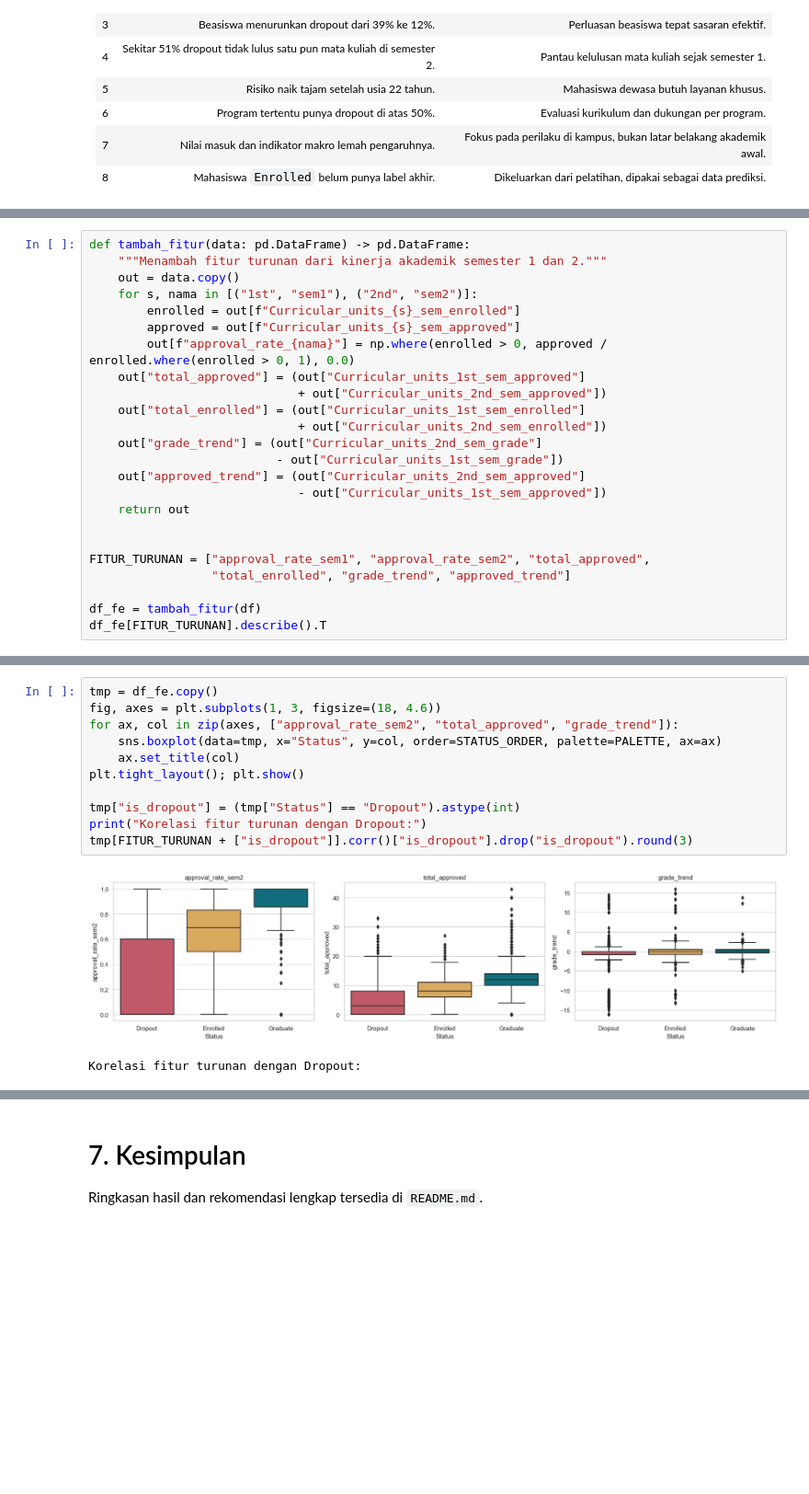
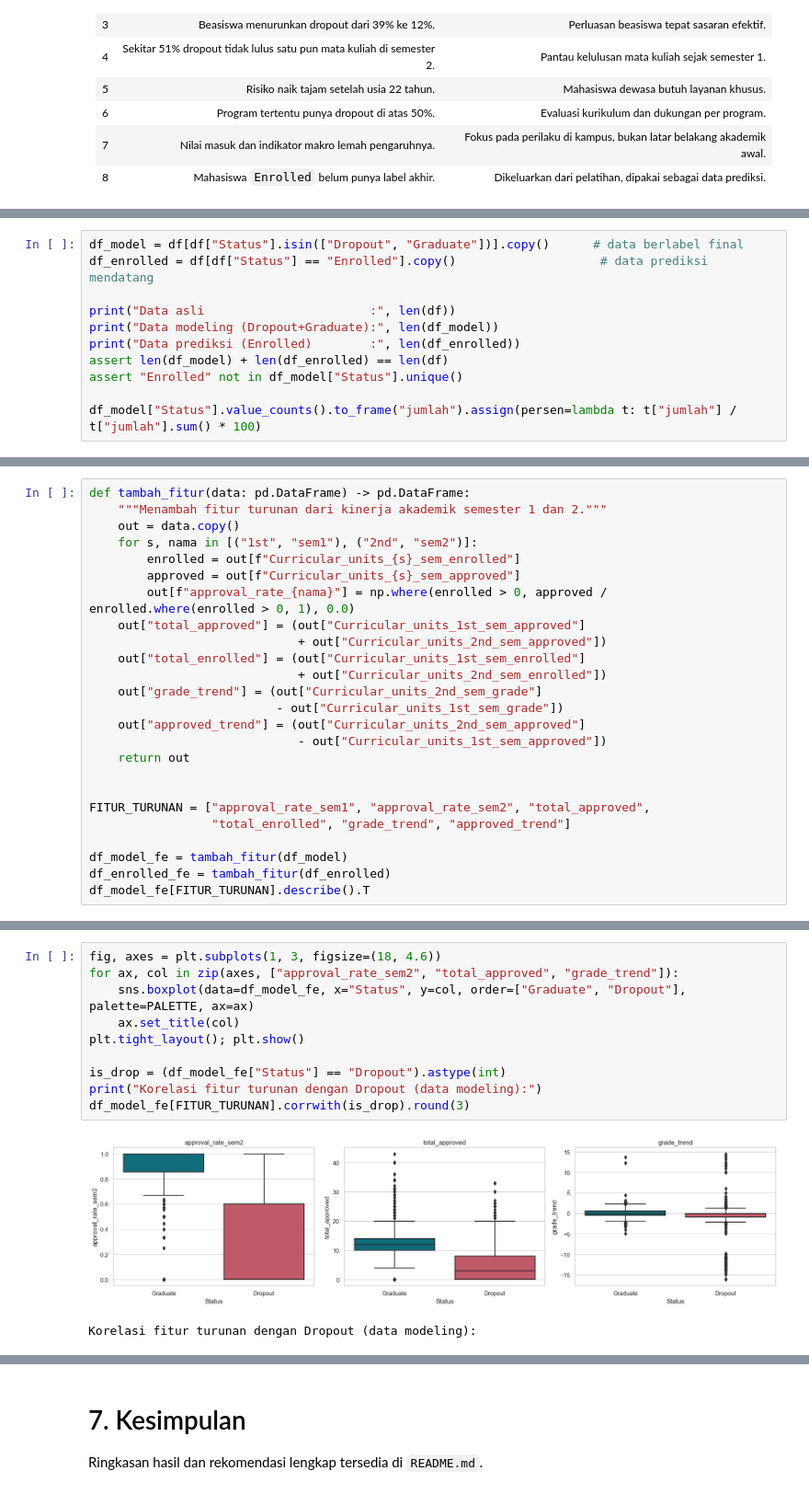
Before and after one commit to putraharifin/student-dropout-predictor, a Jupyter notebook: notebook.ipynb, the cells around one changed output, grey strips where cells are left out. Shown at 92% size. Saved outputs shown, nothing was run; the diff lists cells and outputs as text; blank space fills up the shorter version.

```diff
--- a/notebook.ipynb
+++ b/notebook.ipynb
@@ -691,0 +693,11 @@ Fitur turunan menangkap efisiensi belajar dan tren antar semester. Fungsi ini ju
+# %%
+df_model = df[df["Status"].isin(["Dropout", "Graduate"])].copy()      # data berlabel final
+df_enrolled = df[df["Status"] == "Enrolled"].copy()                    # data prediksi mendatang
+
+print("Data asli                       :", len(df))
+print("Data modeling (Dropout+Graduate):", len(df_model))
+print("Data prediksi (Enrolled)        :", len(df_enrolled))
+assert len(df_model) + len(df_enrolled) == len(df)
+assert "Enrolled" not in df_model["Status"].unique()
+
+df_model["Status"].value_counts().to_frame("jumlah").assign(persen=lambda t: t["jumlah"] / t["jumlah"].sum() * 100)
@@ -711,7 +735,8 @@ def tambah_fitur(data: pd.DataFrame) -> pd.DataFrame:
 FITUR_TURUNAN = ["approval_rate_sem1", "approval_rate_sem2", "total_approved",
                  "total_enrolled", "grade_trend", "approved_trend"]
 
-df_fe = tambah_fitur(df)
-df_fe[FITUR_TURUNAN].describe().T
+df_model_fe = tambah_fitur(df_model)
+df_enrolled_fe = tambah_fitur(df_enrolled)
+df_model_fe[FITUR_TURUNAN].describe().T
 # %% [output]
 |  | count | mean | std | min | 25% | 50% | 75% | max |
@@ -724,14 +749,13 @@ df_fe[FITUR_TURUNAN].describe().T
 # %%
-tmp = df_fe.copy()
 fig, axes = plt.subplots(1, 3, figsize=(18, 4.6))
 for ax, col in zip(axes, ["approval_rate_sem2", "total_approved", "grade_trend"]):
-    sns.boxplot(data=tmp, x="Status", y=col, order=STATUS_ORDER, palette=PALETTE, ax=ax)
+    sns.boxplot(data=df_model_fe, x="Status", y=col, order=["Graduate", "Dropout"], palette=PALETTE, ax=ax)
     ax.set_title(col)
 plt.tight_layout(); plt.show()
 
-tmp["is_dropout"] = (tmp["Status"] == "Dropout").astype(int)
-print("Korelasi fitur turunan dengan Dropout:")
-tmp[FITUR_TURUNAN + ["is_dropout"]].corr()["is_dropout"].drop("is_dropout").round(3)
+is_drop = (df_model_fe["Status"] == "Dropout").astype(int)
+print("Korelasi fitur turunan dengan Dropout (data modeling):")
+df_model_fe[FITUR_TURUNAN].corrwith(is_drop).round(3)
 # %% [output]
-[figure, old version]
+[figure, new version]
-Korelasi fitur turunan dengan Dropout:
+Korelasi fitur turunan dengan Dropout (data modeling):
```
Also changed, not shown: parts of 49 cells of this notebook, 4 other files.
